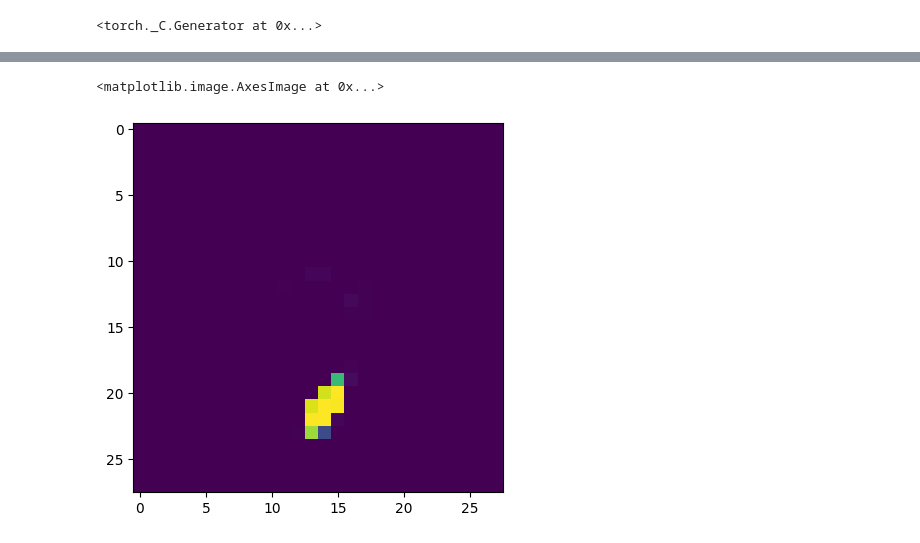
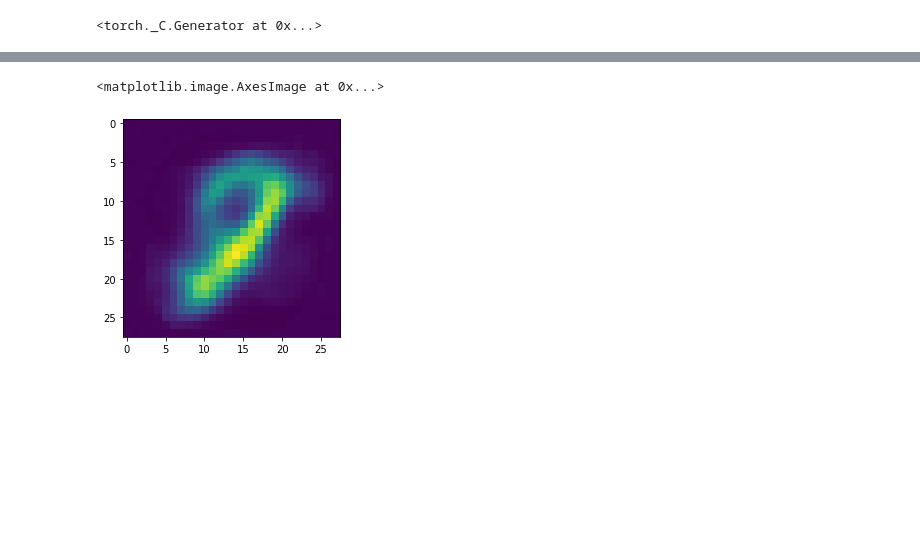
Before and after one commit to asdf93074/Autoencoders, a Jupyter notebook: Vae-MNIST.ipynb, the cells around one changed output, grey strips where cells are left out. Drawn from its saved outputs; the diff is of its cells as text; code cells hidden in the pictures; blank space fills up the shorter version.

```diff
--- a/Vae-MNIST.ipynb
+++ b/Vae-MNIST.ipynb
@@ -12,7 +12,8 @@ torch.manual_seed(42)
 # %% [output]
 <torch._C.Generator at 0x...>
 # %%
-device = torch.device('cuda' if torch.cuda.is_available() else 'cpu')
+device = 'cpu'
+# device = torch.device('cuda' if torch.cuda.is_available() else 'cpu')
 
 transforms = v2.Compose([
     v2.ToTensor(),
@@ -179,2 +186,5 @@ class Net(nn.Module):
     def decode(self, embd):
         return self.decoder(embd)
+# %%
+print(device)
+model = Net(784, 75).to(device)
@@ -181,5 +193,4 @@ class Net(nn.Module):
 # %%
-model = Net(784, 100)
-solver = Solver(model, lr=0.001, batch_size=batch_size, criterion=nn.BCELoss)
+solver = Solver(model, lr=0.0003, batch_size=batch_size, criterion=nn.MSELoss, print_every=2)
 solver.set_data_loader(train_loader, 'train')
 solver.set_data_loader(val_loader, 'val')
@@ -219,7 +250,7 @@ plt.imshow(x.reshape(28, 28).cpu().detach().numpy())
 # %%
-rand_img = torch.randn_like(img).to(device).reshape(1, 784)
-x, mean, log_var = model(rand_img)
-plt.imshow(x.reshape(28, 28).cpu().detach().numpy())
+randimg = torch.rand(1, 75, device=device)
+out = model.decoder(randimg)
+plt.imshow(out.reshape(28, 28).cpu().detach().numpy())
 # %% [output]
 <matplotlib.image.AxesImage at 0x...>
-[figure, old version]
+[figure, new version]
```
Also changed, not shown: parts of 9 cells of this notebook, 1 other file.
